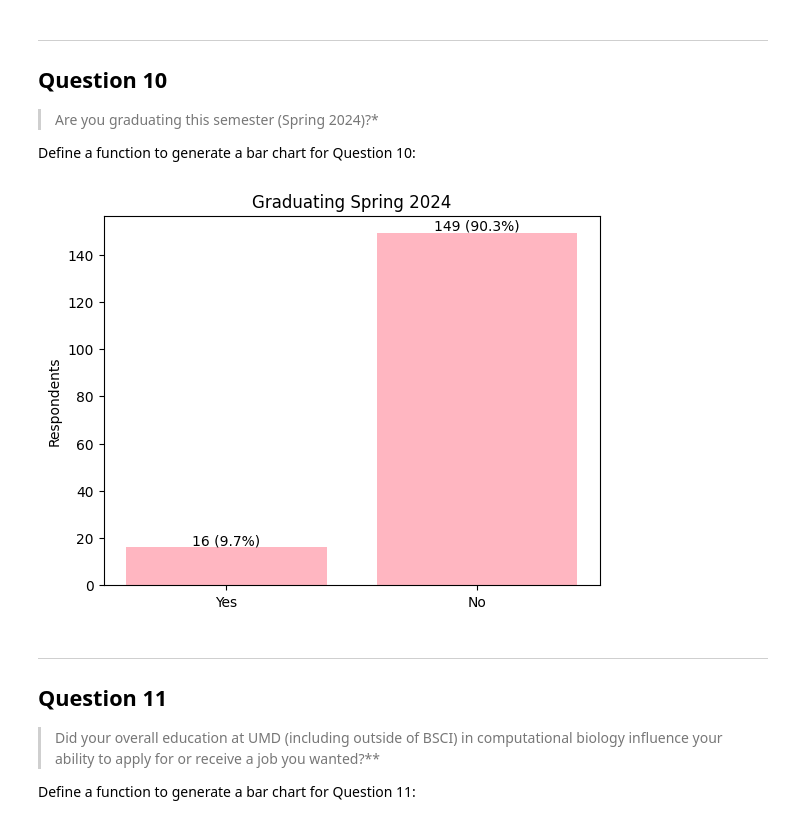
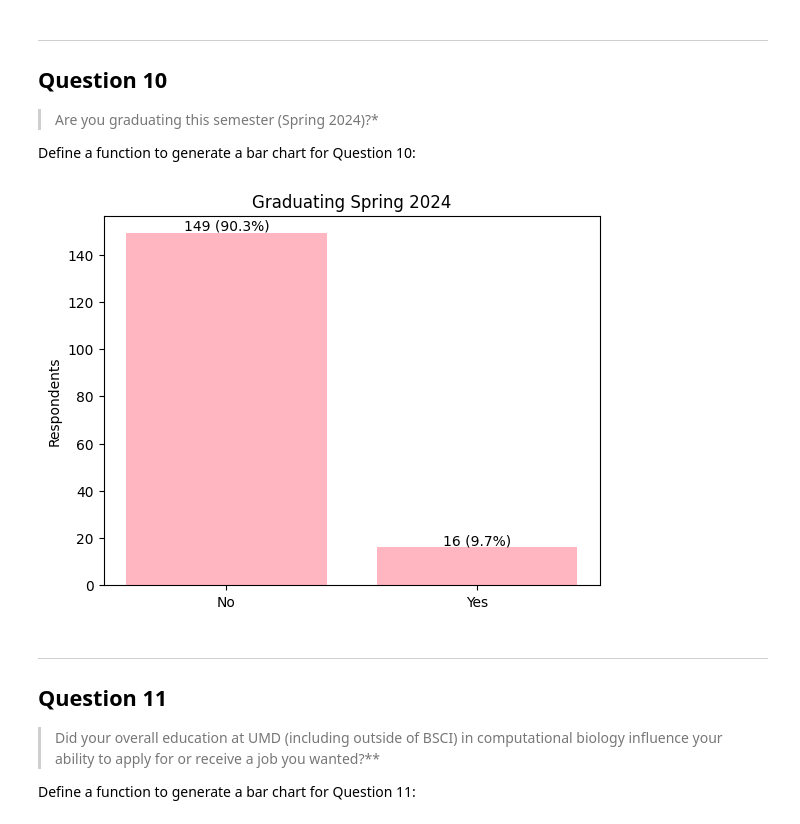
Before and after one commit to maxinehsu/summary-visualizations, a Jupyter notebook: viz.ipynb, the cells around one changed output. Drawn from its saved outputs; the diff is of its cells as text; code cells hidden in the pictures.

```diff
--- a/viz.ipynb
+++ b/viz.ipynb
@@ -201,27 +201,27 @@ Define a function to generate a bar chart for Question 10:
 # %%
 # Generates bar chart for Question 10.
 def question10(responses, course=''):
-    counts = responses.value_counts(sort=False) # y-values -- number of respondents
-    answers = counts.index.tolist()             # x-values -- answers
-    total = sum(counts)                         # total number of respondents
+    counts = responses.value_counts()   # y-values -- number of respondents
+    answers = counts.index.tolist()     # x-values -- answers
+    total = sum(counts)                 # total number of respondents
 
     # generate bar chart
     plt.bar(answers, counts, color='lightpink')
 
     # add labels
     if len(course) == 0:
         plt.title('Graduating Spring 2024')
     else:
         plt.title(f'[{course}] Graduating Spring 2024')
     plt.ylabel('Respondents')
 
     # display chart
     ydisplay(answers, counts, total)
     plt.show()
 
 question10(df['q10'])
 # %% [output]
-[figure, old version]
+[figure, new version]
 # %% [markdown]
 ---
 
```
